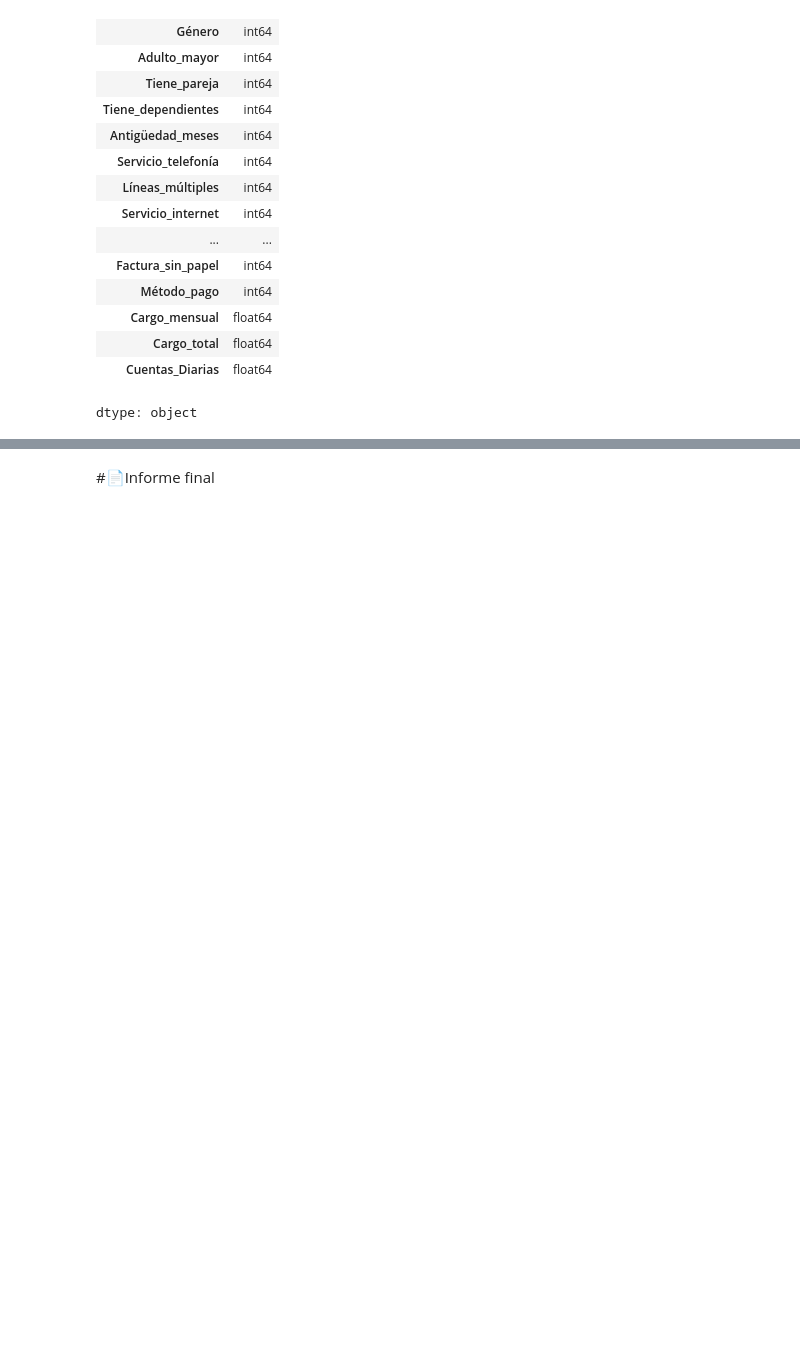
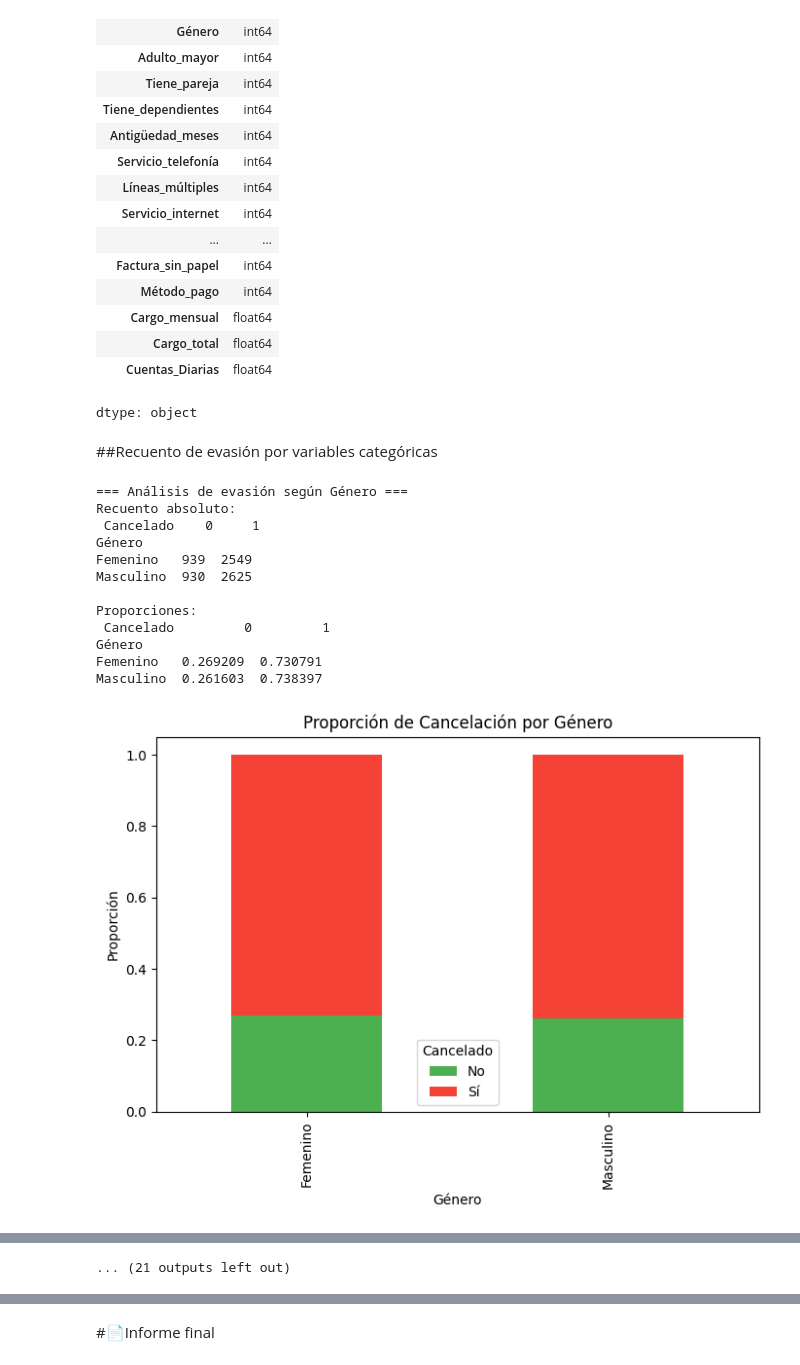
Before and after one commit to AngelTroncoso/TelecomX_LATAM, a Jupyter notebook: TelecomX_LATAM.ipynb, the cells around one changed output, grey strips where cells are left out. Cells and saved outputs as stored; diff of their text form; code cells hidden in the pictures; blank space fills up the shorter version.

```diff
--- a/TelecomX_LATAM.ipynb
+++ b/TelecomX_LATAM.ipynb
@@ -393,3 +393,82 @@ df.dtypes
 | Cargo_total | float64 |
 | Cuentas_Diarias | float64 |
 dtype: object
+# %% [markdown]
+##Recuento de evasión por variables categóricas
+# %%
+import pandas as pd
+import matplotlib.pyplot as plt
+import seaborn as sns
+from scipy.stats import chi2_contingency
+
+# Lista explícita de variables categóricas relevantes
+categorical_vars = [
+    'Género', 'Adulto_mayor', 'Tiene_pareja', 'Tiene_dependientes',
+    'Servicio_telefonía', 'Líneas_múltiples', 'Servicio_internet',
+    'Seguridad_en_línea', 'Respaldo_en_línea', 'Protección_dispositivos',
+    'Soporte_técnico', 'TV_en_streaming', 'Películas_en_streaming',
+    'Tipo_contrato', 'Factura_sin_papel', 'Método_pago'
+]
+
+# Diccionarios para mapear valores numéricos a strings
+mapas_categoricos = {
+    'Género': {0: 'Femenino', 1: 'Masculino'},
+    'Adulto_mayor': {0: 'No', 1: 'Sí'},
+    'Tiene_pareja': {0: 'No', 1: 'Sí'},
+    'Tiene_dependientes': {0: 'No', 1: 'Sí'},
+    'Servicio_telefonía': {0: 'No', 1: 'Sí'},
+    'Líneas_múltiples': {0: 'No', 1: 'Sí'},
+    'Servicio_internet': {0: 'No', 1: 'Sí'},
+    'Seguridad_en_línea': {0: 'No', 1: 'Sí'},
+    'Respaldo_en_línea': {0: 'No', 1: 'Sí'},
+    'Protección_dispositivos': {0: 'No', 1: 'Sí'},
+    'Soporte_técnico': {0: 'No', 1: 'Sí'},
+    'TV_en_streaming': {0: 'No', 1: 'Sí'},
+    'Películas_en_streaming': {0: 'No', 1: 'Sí'},
+    'Tipo_contrato': {0: 'Mes a mes', 1: 'Contrato 1 año', 2: 'Contrato 2 años'},
+    'Factura_sin_papel': {0: 'No', 1: 'Sí'},
+    'Método_pago': {0: 'Tarjeta crédito', 1: 'Transferencia bancaria', 2: 'Cheque electrónico', 3: 'Otro'}
+}
+
+for var in categorical_vars:
+    print(f"\n=== Análisis de evasión según {var} ===")
+
+    # Copia del df para mapear sin alterar original
+    df_temp = df.copy()
+    if var in mapas_categoricos:
+        df_temp[var] = df_temp[var].map(mapas_categoricos[var])
+
+    # Tabla de frecuencia absoluta de Cancelado por categoría
+    tabla_counts = pd.crosstab(df_temp[var], df_temp['Cancelado'])
+    print("Recuento absoluto:\n", tabla_counts)
+
+    # Tabla de proporciones dentro de cada categoría
+    tabla_props = pd.crosstab(df_temp[var], df_temp['Cancelado'], normalize='index')
+    print("\nProporciones:\n", tabla_props)
+
+    # Gráfico de barras apiladas para proporción
+    tabla_props.plot(kind='bar', stacked=True, figsize=(8,5),
+                     color=['#4CAF50', '#F44336'])  # verde=No, rojo=Sí (cancelado)
+    plt.title(f'Proporción de Cancelación por {var}')
+    plt.xlabel(var)
+    plt.ylabel('Proporción')
+    plt.legend(title='Cancelado', labels=['No', 'Sí'])
+    plt.show()
+
+    # Test Chi-cuadrado para evaluar asociación
+    chi2, p, _, _ = chi2_contingency(tabla_counts)
+    print(f"p-valor Chi-cuadrado para {var}: {p:.4f}")
+# %% [output]
+=== Análisis de evasión según Género ===
+Recuento absoluto:
+ Cancelado    0     1
+Género
+Femenino   939  2549
+Masculino  930  2625
+
+Proporciones:
+ Cancelado         0         1
+Género
+Femenino   0.269209  0.730791
+Masculino  0.261603  0.738397
+[figure, added]
@@ -395,0 +550 @@ dtype: object
+... (21 outputs left out)
```
Also changed, not shown: parts of 6 cells of this notebook.
